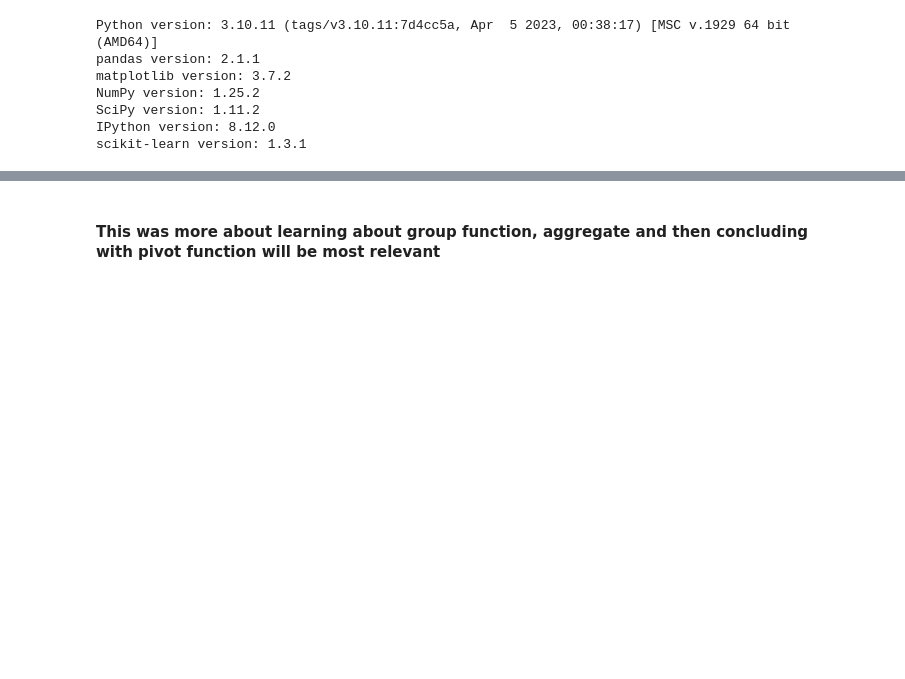
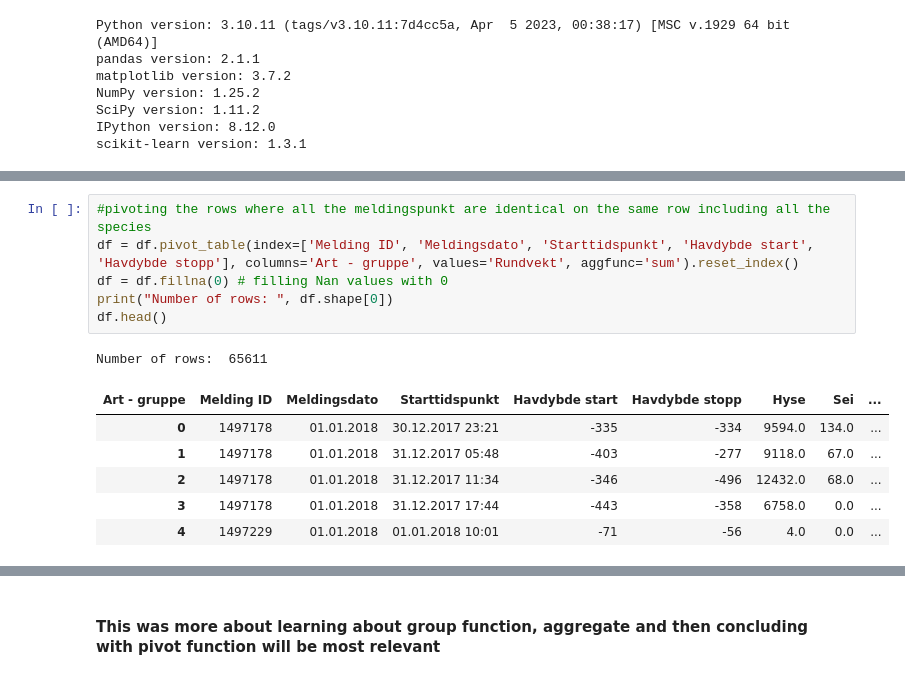
Before and after one commit to Pzorster/INFO284pzor, a Jupyter notebook: project.ipynb, the cells around one changed output, grey strips where cells are left out. Cells and saved outputs as stored; diff of their text form; blank space fills up the shorter version.

```diff
--- a/project.ipynb
+++ b/project.ipynb
@@ -255,0 +263,14 @@ sns.scatterplot(x='Havdybde start', y='Havdybde stopp', data=df, hue='Art - grup
+# %%
+#pivoting the rows where all the meldingspunkt are identical on the same row including all the species
+df = df.pivot_table(index=['Melding ID', 'Meldingsdato', 'Starttidspunkt', 'Havdybde start', 'Havdybde stopp'], columns='Art - gruppe', values='Rundvekt', aggfunc='sum').reset_index()
+df = df.fillna(0) # filling Nan values with 0
+print("Number of rows: ", df.shape[0])
+df.head()
+# %% [output]
+Number of rows:  65611
+| Art - gruppe | Melding ID | Meldingsdato | Starttidspunkt | Havdybde start | Havdybde stopp | Hyse | Sei | ... |
+| 0 | 1497178 | 01.01.2018 | 30.12.2017 23:21 | -335 | -334 | 9594.0 | 134.0 | ... |
+| 1 | 1497178 | 01.01.2018 | 31.12.2017 05:48 | -403 | -277 | 9118.0 | 67.0 | ... |
+| 2 | 1497178 | 01.01.2018 | 31.12.2017 11:34 | -346 | -496 | 12432.0 | 68.0 | ... |
+| 3 | 1497178 | 01.01.2018 | 31.12.2017 17:44 | -443 | -358 | 6758.0 | 0.0 | ... |
+| 4 | 1497229 | 01.01.2018 | 01.01.2018 10:01 | -71 | -56 | 4.0 | 0.0 | ... |
```
Also changed, not shown: parts of 16 cells of this notebook.
